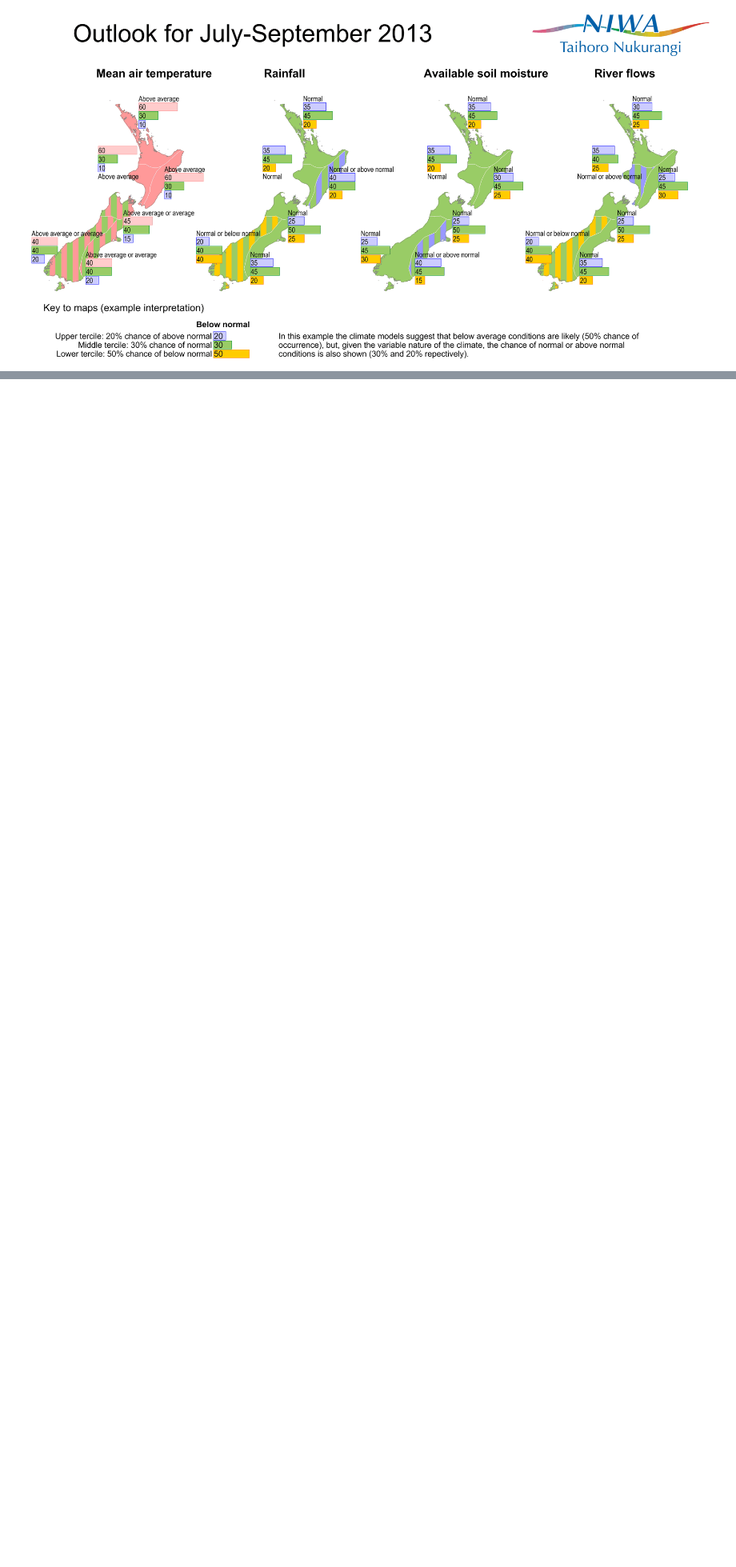
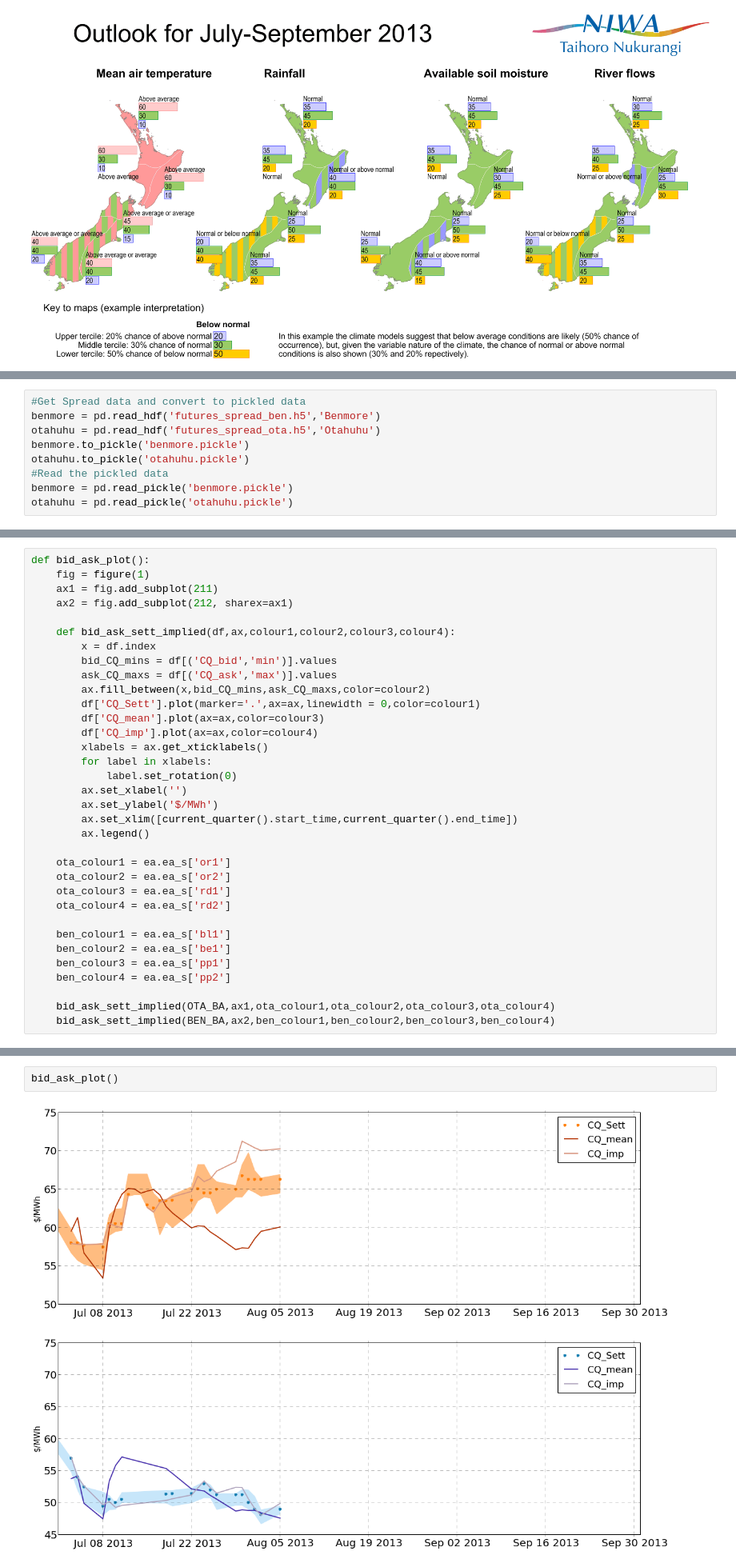
Before and after one commit to jcrabtree/reporting, a Jupyter notebook: weekly_report.ipynb, the cells around one changed output, grey strips where cells are left out. Shown at 80% size. Drawn from its saved outputs; the diff is of its cells as text; blank space fills up the shorter version.

```diff
--- a/weekly_report.ipynb
+++ b/weekly_report.ipynb
@@ -164,0 +213,9 @@ Embed
+# %%
+#Get Spread data and convert to pickled data
+benmore = pd.read_hdf('futures_spread_ben.h5','Benmore')
+otahuhu = pd.read_hdf('futures_spread_ota.h5','Otahuhu')
+benmore.to_pickle('benmore.pickle')
+otahuhu.to_pickle('otahuhu.pickle')
+#Read the pickled data
+benmore = pd.read_pickle('benmore.pickle')
+otahuhu = pd.read_pickle('otahuhu.pickle')
@@ -164,0 +313,34 @@ Embed
+# %%
+def bid_ask_plot():
+    fig = figure(1)
+    ax1 = fig.add_subplot(211)
+    ax2 = fig.add_subplot(212, sharex=ax1)
+
+    def bid_ask_sett_implied(df,ax,colour1,colour2,colour3,colour4):
+        x = df.index
+        bid_CQ_mins = df[('CQ_bid','min')].values
+        ask_CQ_maxs = df[('CQ_ask','max')].values
+        ax.fill_between(x,bid_CQ_mins,ask_CQ_maxs,color=colour2)
+        df['CQ_Sett'].plot(marker='.',ax=ax,linewidth = 0,color=colour1)
+        df['CQ_mean'].plot(ax=ax,color=colour3)
+        df['CQ_imp'].plot(ax=ax,color=colour4)
+        xlabels = ax.get_xticklabels()
+        for label in xlabels:
+            label.set_rotation(0)
+        ax.set_xlabel('')
+        ax.set_ylabel('$/MWh')
+        ax.set_xlim([current_quarter().start_time,current_quarter().end_time])
+        ax.legend()
+
+    ota_colour1 = ea.ea_s['or1']
+    ota_colour2 = ea.ea_s['or2']
+    ota_colour3 = ea.ea_s['rd1']
+    ota_colour4 = ea.ea_s['rd2']
+
+    ben_colour1 = ea.ea_s['bl1']
+    ben_colour2 = ea.ea_s['be1']
+    ben_colour3 = ea.ea_s['pp1']
+    ben_colour4 = ea.ea_s['pp2']
+
+    bid_ask_sett_implied(OTA_BA,ax1,ota_colour1,ota_colour2,ota_colour3,ota_colour4)
+    bid_ask_sett_implied(BEN_BA,ax2,ben_colour1,ben_colour2,ben_colour3,ben_colour4)
@@ -164,0 +365,4 @@ Embed
+# %%
+bid_ask_plot()
+# %% [output]
+[figure, added]
```
Also changed, not shown: parts of 35 cells of this notebook, 1 other file.
